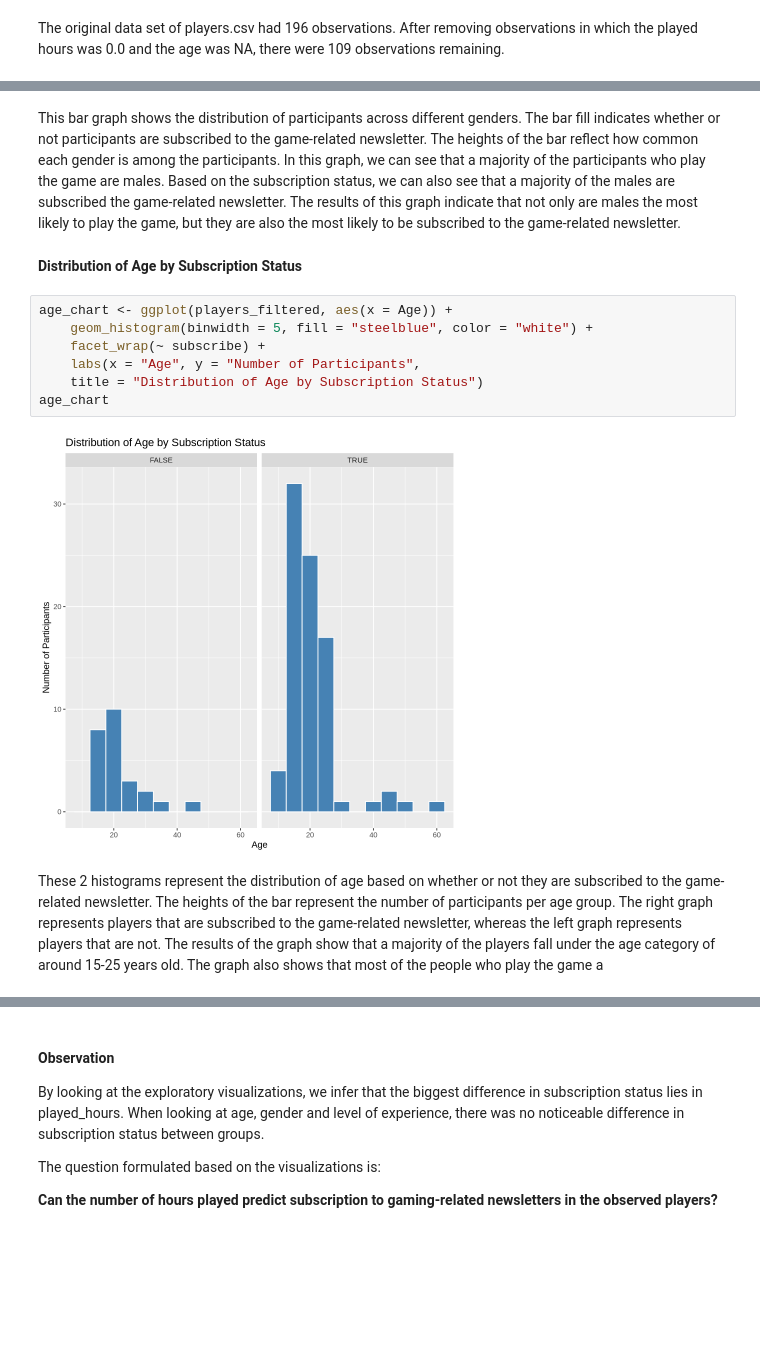
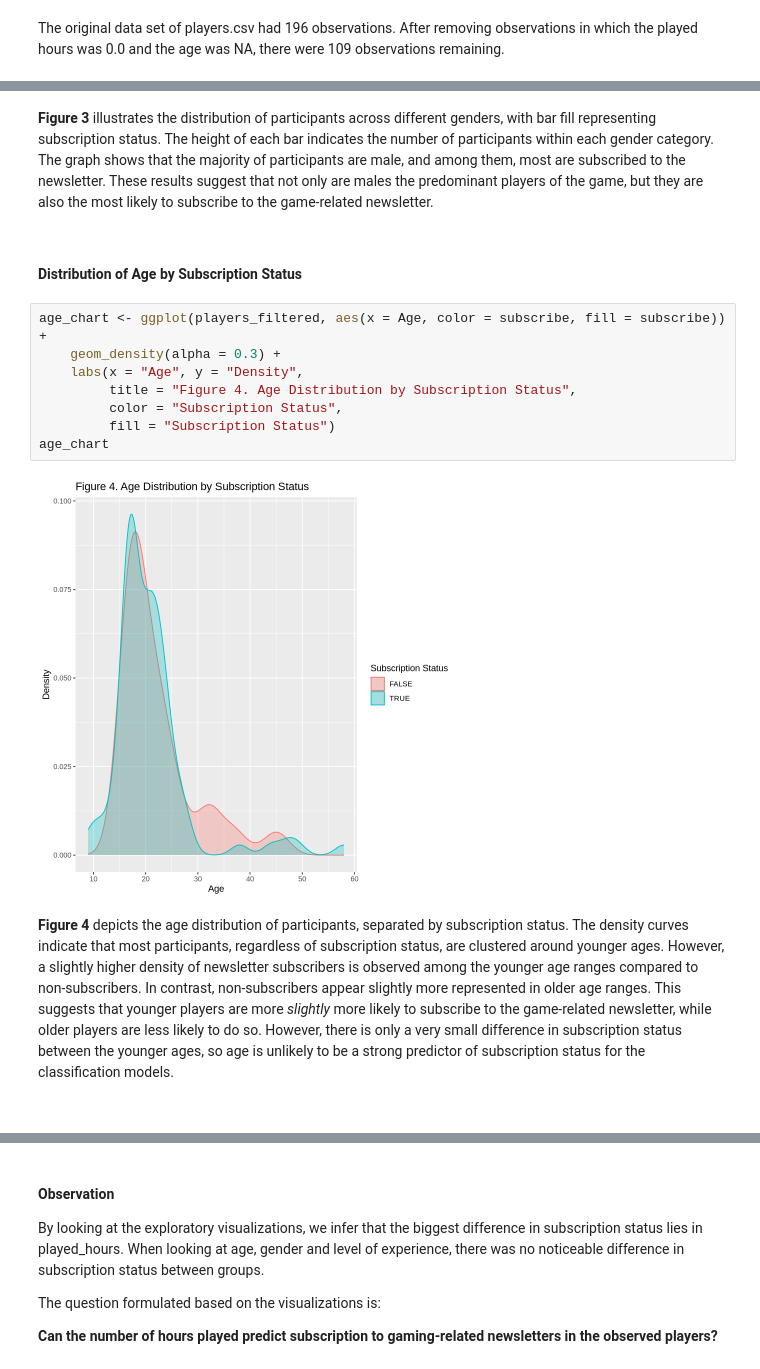
Before and after one commit to wandereryiu/dsci-100-2025W1-group-38, a Jupyter notebook: dsci_100_project_report_group_38.ipynb, the cells around one changed output, grey strips where cells are left out. Drawn from its saved outputs; the diff is of its cells as text; blank space fills up the shorter version.

```diff
--- a/dsci_100_project_report_group_38.ipynb
+++ b/dsci_100_project_report_group_38.ipynb
@@ -209,15 +236,20 @@ gender_plot
 # %% [markdown]
-This bar graph shows the distribution of participants across different genders. The bar fill indicates whether or not participants are subscribed to the game-related newsletter. The heights of the bar reflect how common each gender is among the participants. In this graph, we can see that a majority of the participants who play the game are males. Based on the subscription status, we can also see that a majority of the males are subscribed the game-related newsletter. The results of this graph indicate that not only are males the most likely to play the game, but they are also the most likely to be subscribed to the game-related newsletter.
+**Figure 3** illustrates the distribution of participants across different genders, with bar fill representing subscription status. The height of each bar indicates the number of participants within each gender category. The graph shows that the majority of participants are male, and among them, most are subscribed to the newsletter. These results suggest that not only are males the predominant players of the game, but they are also the most likely to subscribe to the game-related newsletter.
+
+<br>
 # %% [markdown]
 **Distribution of Age by Subscription Status**
 # %%
-age_chart <- ggplot(players_filtered, aes(x = Age)) +
-    geom_histogram(binwidth = 5, fill = "steelblue", color = "white") +
-    facet_wrap(~ subscribe) +
-    labs(x = "Age", y = "Number of Participants",
-    title = "Distribution of Age by Subscription Status")
+age_chart <- ggplot(players_filtered, aes(x = Age, color = subscribe, fill = subscribe)) +
+    geom_density(alpha = 0.3) +
+    labs(x = "Age", y = "Density",
+         title = "Figure 4. Age Distribution by Subscription Status",
+         color = "Subscription Status",
+         fill = "Subscription Status")
 age_chart
 # %% [output]
-[figure, old version]
+[figure, new version]
 # %% [markdown]
-These 2 histograms represent the distribution of age based on whether or not they are subscribed to the game-related newsletter. The heights of the bar represent the number of participants per age group. The right graph represents players that are subscribed to the game-related newsletter, whereas the left graph represents players that are not. The results of the graph show that a majority of the players fall under the age category of around 15-25 years old. The graph also shows that most of the people who play the game a
+**Figure 4** depicts the age distribution of participants, separated by subscription status. The density curves indicate that most participants, regardless of subscription status, are clustered around younger ages. However, a slightly higher density of newsletter subscribers is observed among the younger age ranges compared to non-subscribers. In contrast, non-subscribers appear slightly more represented in older age ranges. This suggests that younger players are more *slightly* more likely to subscribe to the game-related newsletter, while older players are less likely to do so. However, there is only a very small difference in subscription status between the younger ages, so age is unlikely to be a strong predictor of subscription status for the classification models.
+
+<br>
```
Also changed, not shown: parts of 20 cells of this notebook.
